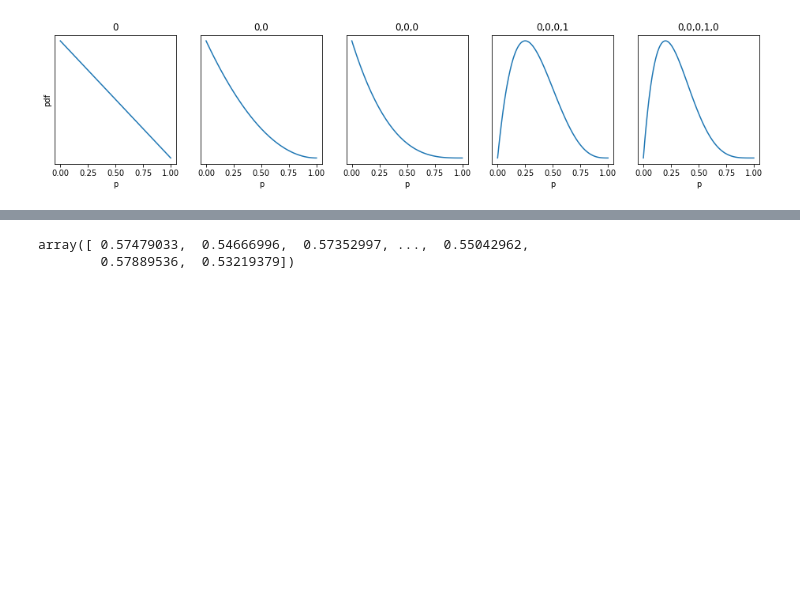
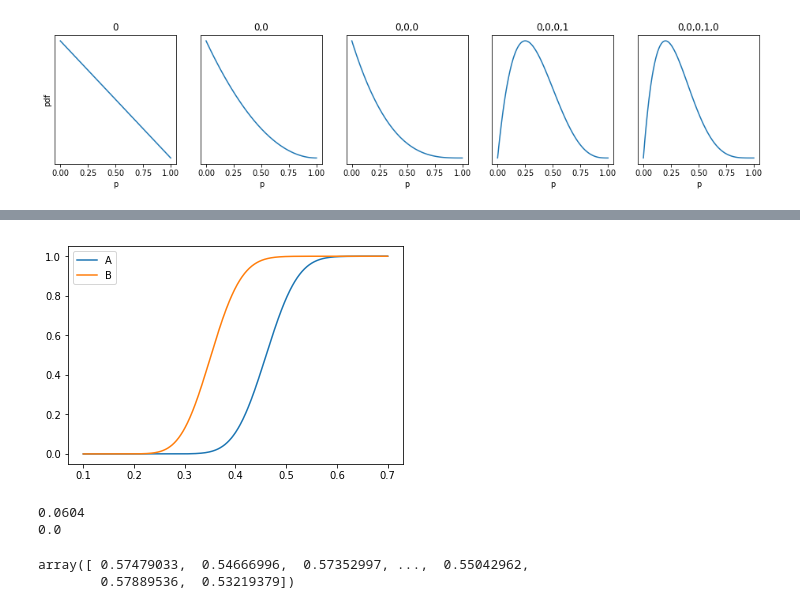
Before and after one commit to wmarshall484/DSI_LECTURES_2, a Jupyter notebook: multi-armed-bandit/moses_marsh/coin_example.ipynb, the cells around one changed output, grey strips where cells are left out. Drawn from its saved outputs; the diff is of its cells as text; code cells hidden in the pictures; blank space fills up the shorter version.

```diff
--- a/multi-armed-bandit/moses_marsh/coin_example.ipynb
+++ b/multi-armed-bandit/moses_marsh/coin_example.ipynb
@@ -137,0 +132,7 @@ plt.legend();
+# %%
+xx = np.linspace(0.1,.7,1000)
+plt.plot(xx,A_model.cdf(xx), label='A')
+plt.plot(xx,B_model.cdf(xx), label='B')
+plt.legend();
+# %% [output]
+[figure, added]
@@ -138,10 +142,12 @@ plt.legend();
 # %%
-
 # let's find out the probability that A is better than B
-print( np.mean(A_sample > B_sample))
+print((A_sample > B_sample).mean())
 
 # we can also find the probability that p_A is larger than p_B by 0.05
-print (np.mean(A_sample > (B_sample + 0.05)))
+print((A_sample > (B_sample + 0.05)).mean())
+# %% [output]
+0.0604
+0.0
 # %%
 A_sample
 # %% [output]
```
Also changed, not shown: parts of 4 cells of this notebook.
